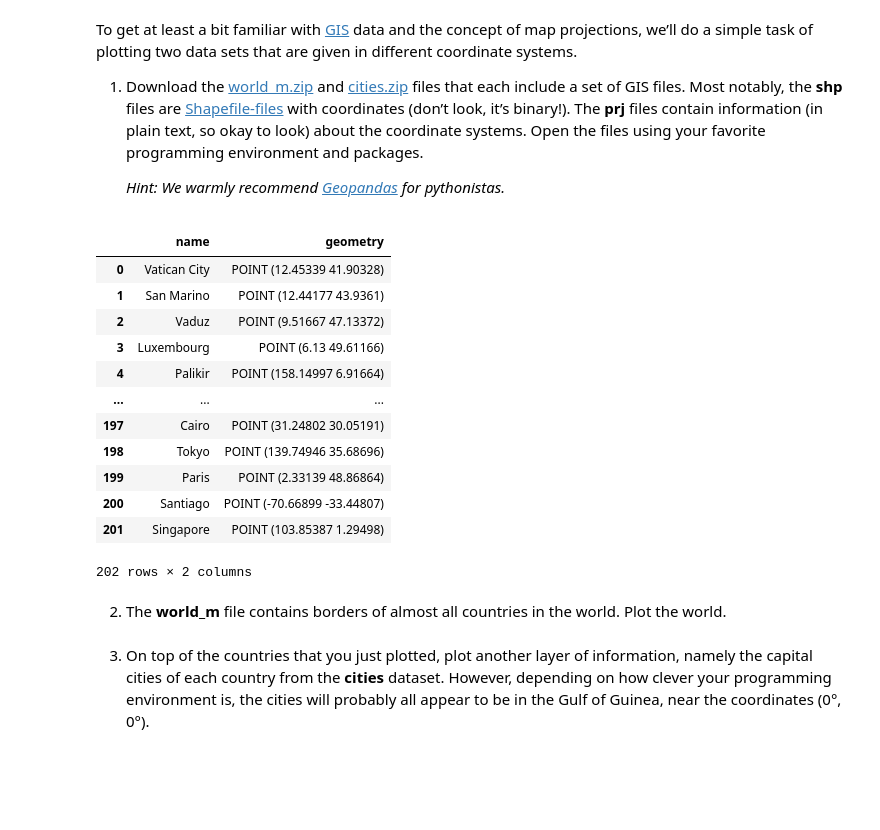
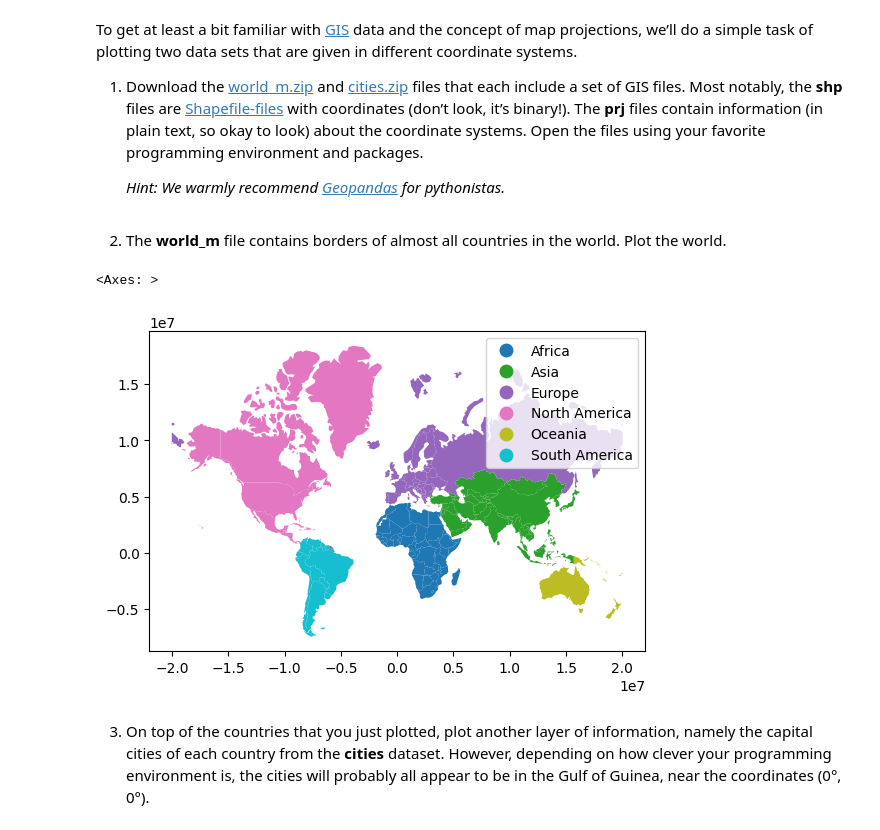
Before and after one commit to akirataguchi115/ids, a Jupyter notebook: week3.ipynb, the cells around one changed output. Saved outputs shown, nothing was run; the diff lists cells and outputs as text; code cells hidden in the pictures; blank space fills up the shorter version.

```diff
--- a/week3.ipynb
+++ b/week3.ipynb
@@ -15,21 +15,7 @@ To get at least a bit familiar with [GIS](https://en.wikipedia.org/wiki/Geograph
 # %%
 import geopandas
 
-gdf = geopandas.read_file("cities")
-gdf
+gdf1 = geopandas.read_file("world_m")
+gdf2 = geopandas.read_file("cities")
-# %% [output]
-|  | name | geometry |
-| 0 | Vatican City | POINT (12.45339 41.90328) |
-| 1 | San Marino | POINT (12.44177 43.9361) |
-| 2 | Vaduz | POINT (9.51667 47.13372) |
-| 3 | Luxembourg | POINT (6.13 49.61166) |
-| 4 | Palikir | POINT (158.14997 6.91664) |
-| ... | ... | ... |
-| 197 | Cairo | POINT (31.24802 30.05191) |
-| 198 | Tokyo | POINT (139.74946 35.68696) |
-| 199 | Paris | POINT (2.33139 48.86864) |
-| 200 | Santiago | POINT (-70.66899 -33.44807) |
-| 201 | Singapore | POINT (103.85387 1.29498) |
-202 rows × 2 columns
 # %% [markdown]
 2. The <span style="font-weight: bold">world_m</span> file contains borders of almost all countries in the world. Plot the world.
@@ -38,2 +22,7 @@ gdf
+# %%
+gdf1.plot("continent", legend=True)
+# %% [output]
+<Axes: >
+[figure, added]
 # %% [markdown]
 3. On top of the countries that you just plotted, plot another layer of information, namely the capital cities of each country from the <span style="font-weight: bold">cities</span> dataset. However, depending on how clever your programming environment is, the cities will probably all appear to be in the Gulf of Guinea, near the coordinates (0°, 0°).
```
Also changed, not shown: parts of 6 cells of this notebook, 1 other file.
